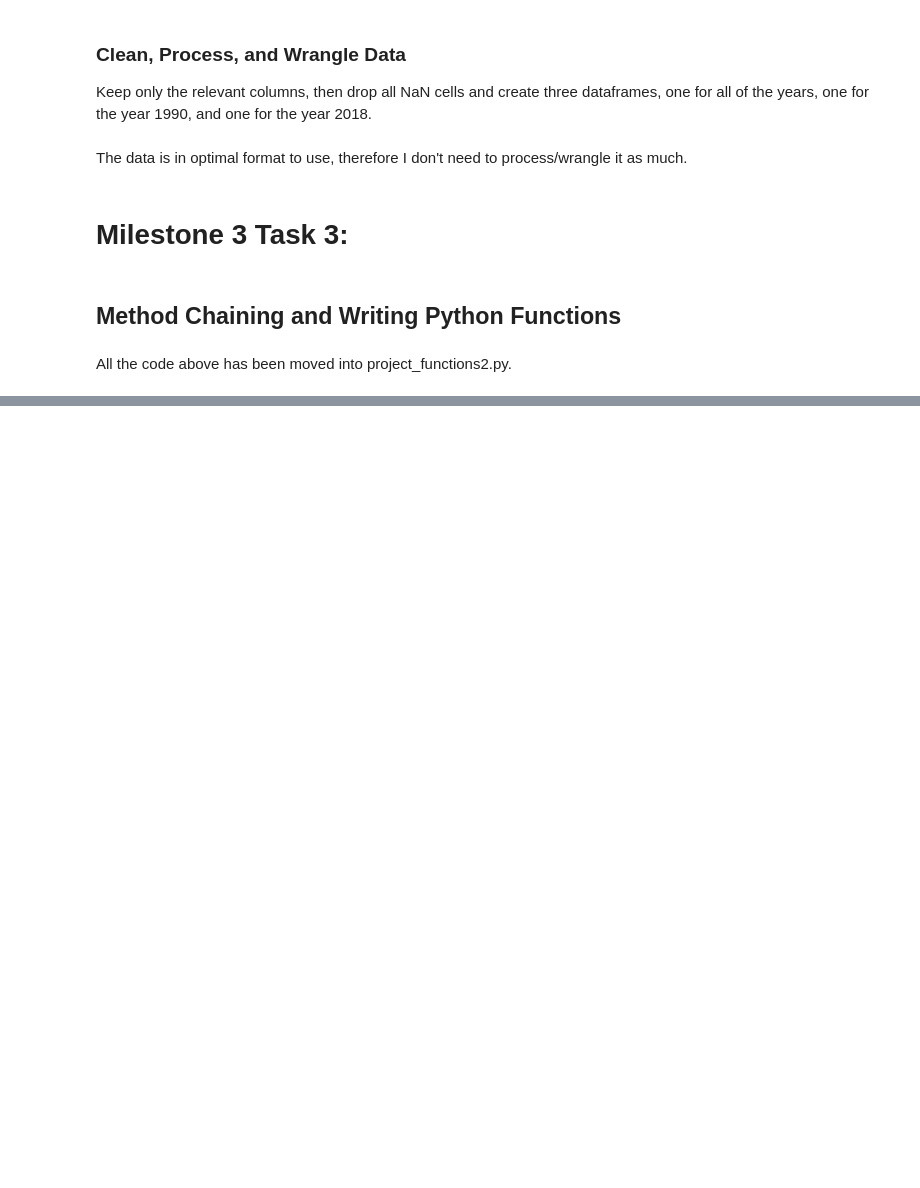
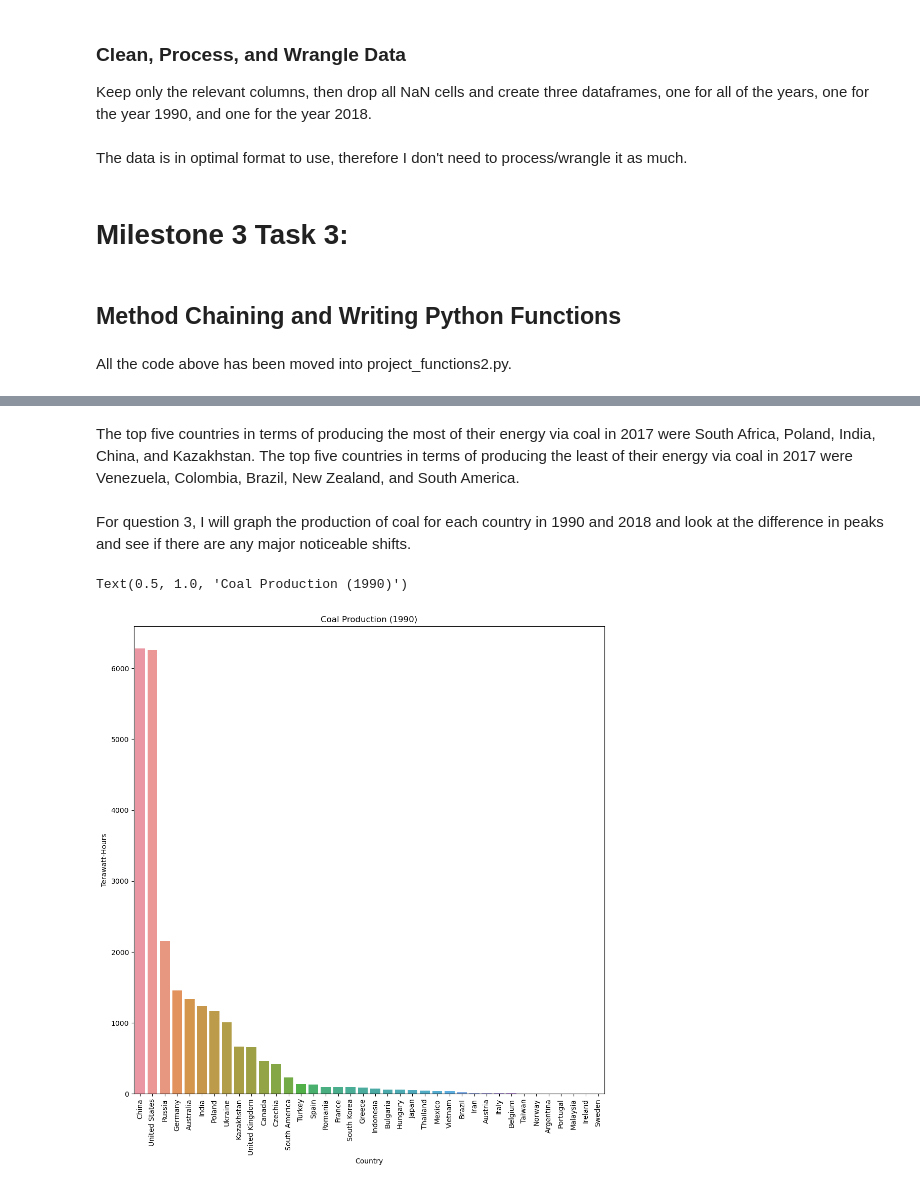
Before and after one commit to ubco-W2022T1-cosc301/project-group02, a Jupyter notebook: notebooks/analysis2.ipynb, the cells around one changed output, grey strips where cells are left out. Saved outputs shown, nothing was run; the diff lists cells and outputs as text; code cells hidden in the pictures; blank space fills up the shorter version.

```diff
--- a/notebooks/analysis2.ipynb
+++ b/notebooks/analysis2.ipynb
@@ -357,0 +465,14 @@ dfTest
+# %% [markdown]
+The top five countries in terms of producing the most of their energy via coal in 2017 were South Africa, Poland, India, China, and Kazakhstan. The top five countries in terms of producing the least of their energy via coal in 2017 were Venezuela, Colombia, Brazil, New Zealand, and South America.
+# %% [markdown]
+For question 3, I will graph the production of coal for each country in 1990 and 2018 and look at the difference in peaks and see if there are any major noticeable shifts.
+# %%
+plt.figure(figsize=(12, 12))
+sns.barplot(x='Country', y='Coal production, measured in terawatt-hours', data=df1990)
+plt.ylabel('Terawatt-Hours')
+plt.xlabel('Country')
+plt.xticks(rotation=90)
+plt.title('Coal Production (1990)')
+# %% [output]
+Text(0.5, 1.0, 'Coal Production (1990)')
+[figure, added]
```
Also changed, not shown: parts of 26 cells of this notebook, 1 other file.
